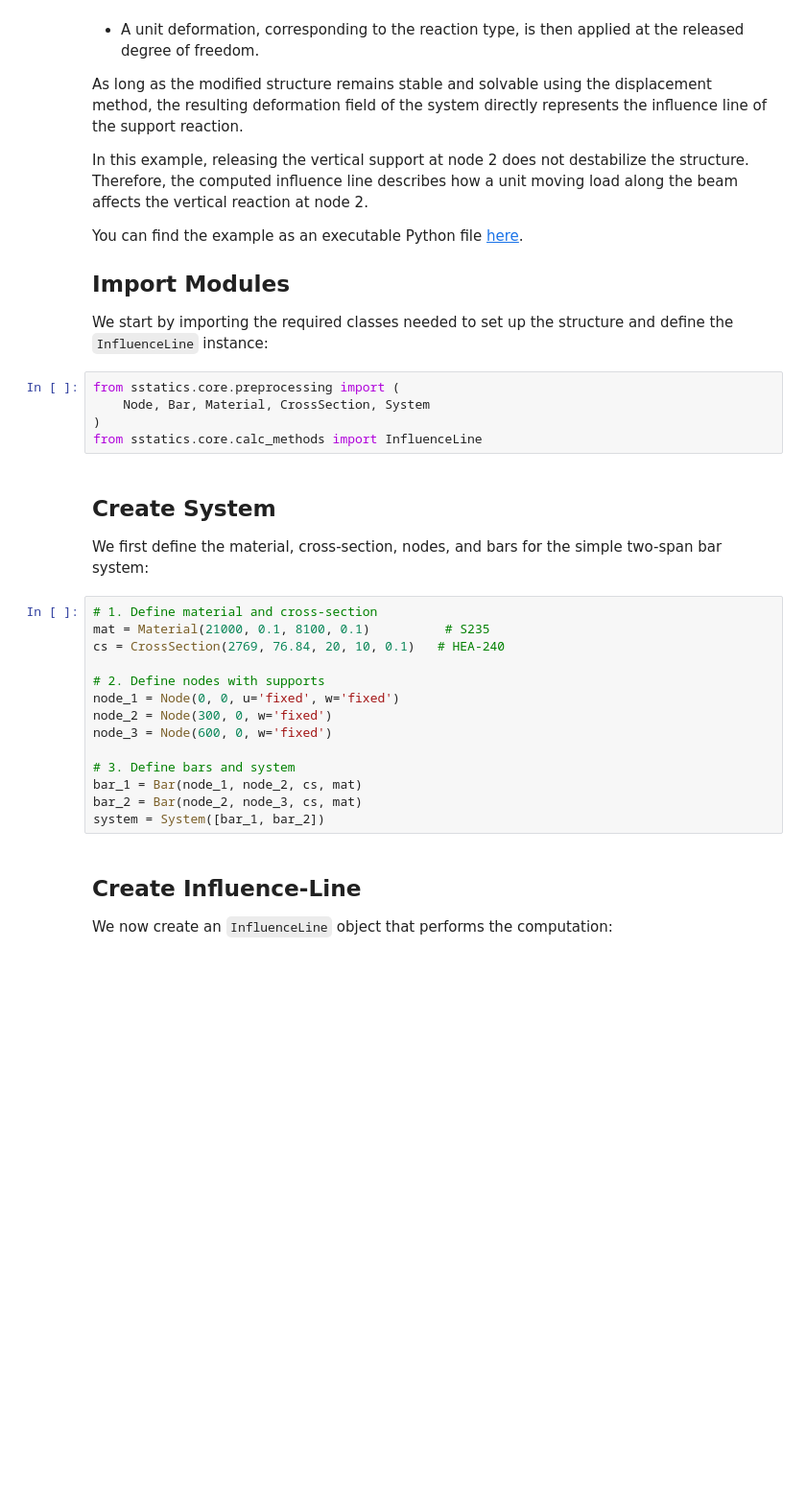
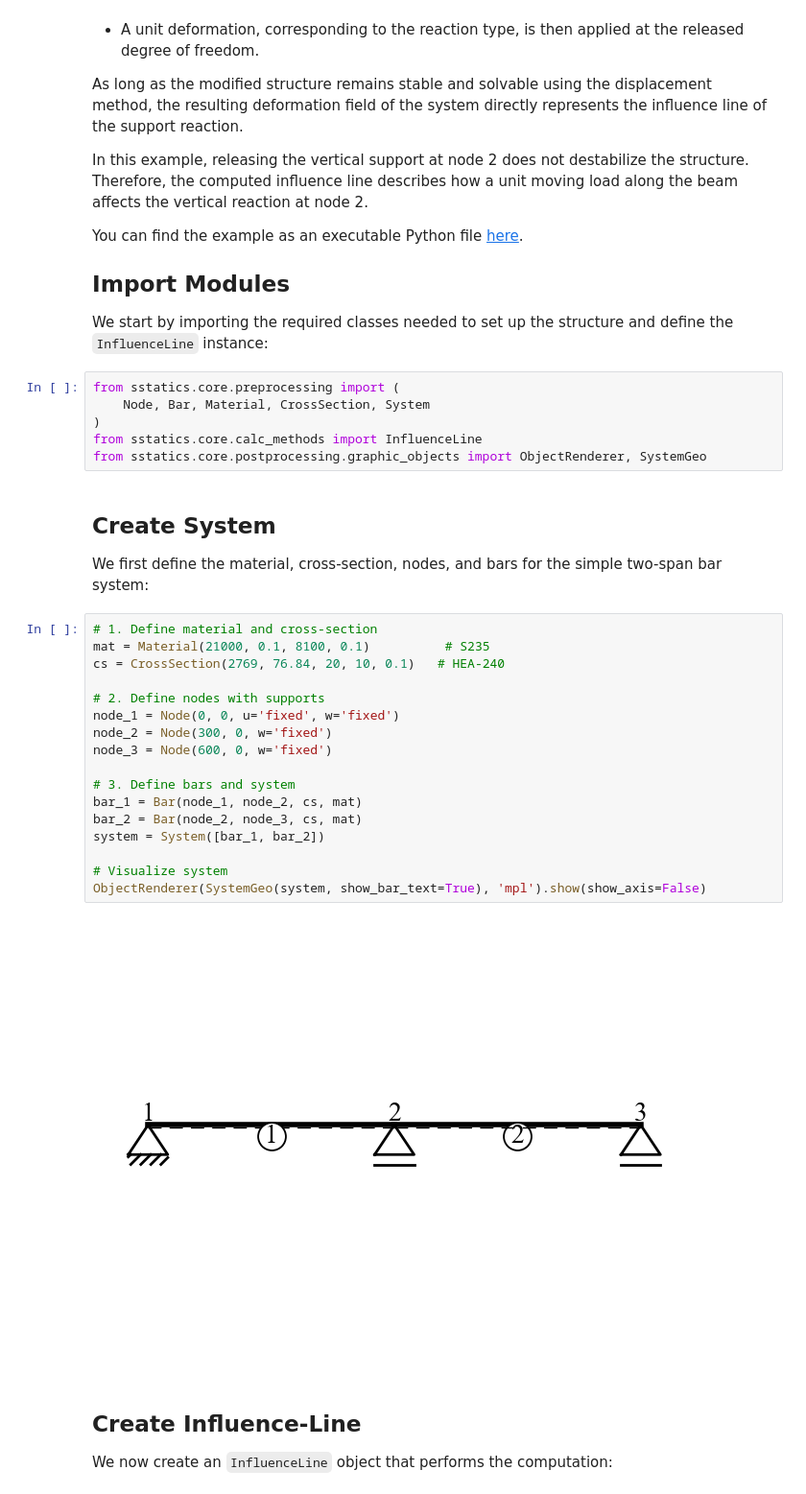
Before and after one commit to i4s-htwk/sStatics, a Jupyter notebook: doc/source/examples/06_influence_line/influence_line_fz_node.ipynb, the cells around one changed output. Shown at 96% size. Saved outputs shown, nothing was run; the diff lists cells and outputs as text; blank space fills up the shorter version.

Commit message:
new plots in documentation and examples

```diff
--- a/doc/source/examples/06_influence_line/influence_line_fz_node.ipynb
+++ b/doc/source/examples/06_influence_line/influence_line_fz_node.ipynb
@@ -24,23 +24,29 @@ from sstatics.core.preprocessing import (
     Node, Bar, Material, CrossSection, System
 )
 from sstatics.core.calc_methods import InfluenceLine
+from sstatics.core.postprocessing.graphic_objects import ObjectRenderer, SystemGeo
 # %% [markdown]
 ## Create System
 We first define the material, cross-section, nodes, and bars for the simple two-span bar system:
 # %%
 # 1. Define material and cross-section
 mat = Material(21000, 0.1, 8100, 0.1)          # S235
 cs = CrossSection(2769, 76.84, 20, 10, 0.1)   # HEA-240
 
 # 2. Define nodes with supports
 node_1 = Node(0, 0, u='fixed', w='fixed')
 node_2 = Node(300, 0, w='fixed')
 node_3 = Node(600, 0, w='fixed')
 
 # 3. Define bars and system
 bar_1 = Bar(node_1, node_2, cs, mat)
 bar_2 = Bar(node_2, node_3, cs, mat)
 system = System([bar_1, bar_2])
+
+# Visualize system
+ObjectRenderer(SystemGeo(system, show_bar_text=True), 'mpl').show(show_axis=False)
+# %% [output]
+[figure, added]
 # %% [markdown]
 ## Create Influence-Line
 We now create an `InfluenceLine` object that performs the computation:
```
Also changed, not shown: parts of 1 cell of this notebook, 58 other files.
